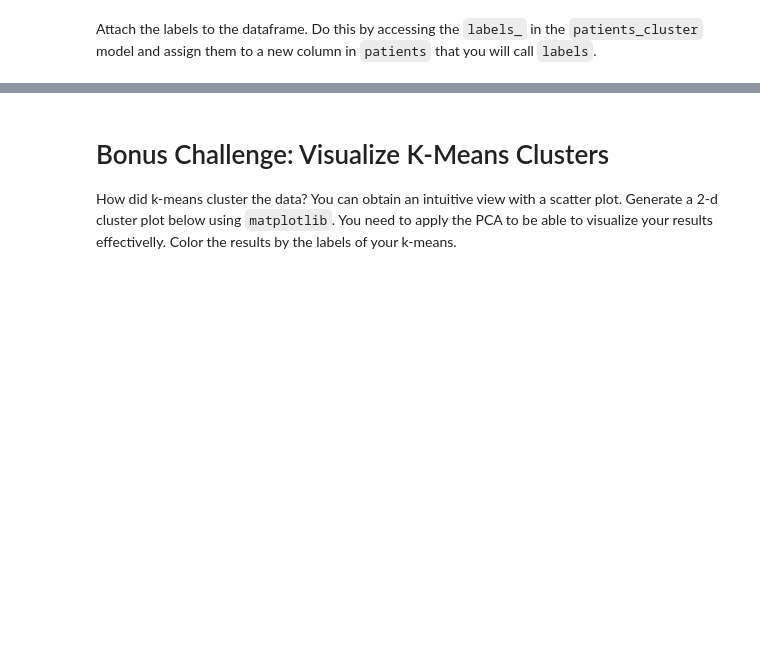
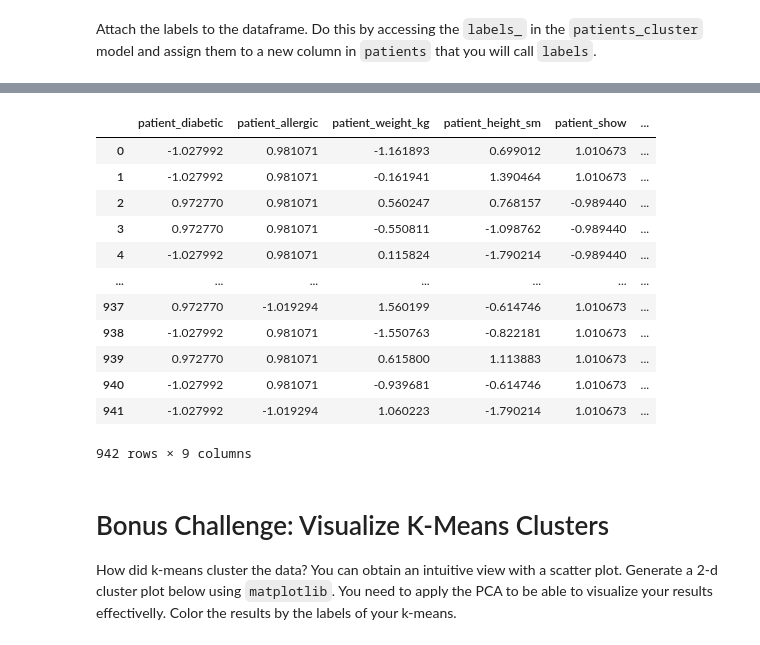
Before and after one commit to Marcio-Marchiori/Labs_Python, a Jupyter notebook: Lab_unsupervised/your-code/main.ipynb, the cells around one changed output, grey strips where cells are left out. Saved outputs shown, nothing was run; the diff lists cells and outputs as text; code cells hidden in the pictures; blank space fills up the shorter version.

```diff
--- a/Lab_unsupervised/your-code/main.ipynb
+++ b/Lab_unsupervised/your-code/main.ipynb
@@ -410,5 +408,20 @@ df.groupby('labels').mean()
 # %%
 # Your comment here:
+data_ready_df
+# %% [output]
+|  | patient_diabetic | patient_allergic | patient_weight_kg | patient_height_sm | patient_show | ... |
+| 0 | -1.027992 | 0.981071 | -1.161893 | 0.699012 | 1.010673 | ... |
+| 1 | -1.027992 | 0.981071 | -0.161941 | 1.390464 | 1.010673 | ... |
+| 2 | 0.972770 | 0.981071 | 0.560247 | 0.768157 | -0.989440 | ... |
+| 3 | 0.972770 | 0.981071 | -0.550811 | -1.098762 | -0.989440 | ... |
+| 4 | -1.027992 | 0.981071 | 0.115824 | -1.790214 | -0.989440 | ... |
+| ... | ... | ... | ... | ... | ... | ... |
+| 937 | 0.972770 | -1.019294 | 1.560199 | -0.614746 | 1.010673 | ... |
+| 938 | -1.027992 | 0.981071 | -1.550763 | -0.822181 | 1.010673 | ... |
+| 939 | 0.972770 | 0.981071 | 0.615800 | 1.113883 | 1.010673 | ... |
+| 940 | -1.027992 | 0.981071 | -0.939681 | -0.614746 | 1.010673 | ... |
+| 941 | -1.027992 | -1.019294 | 1.060223 | -1.790214 | 1.010673 | ... |
+942 rows × 9 columns
 # %% [markdown]
 # Bonus Challenge: Visualize K-Means Clusters
 
```
Also changed, not shown: parts of 14 cells of this notebook.
